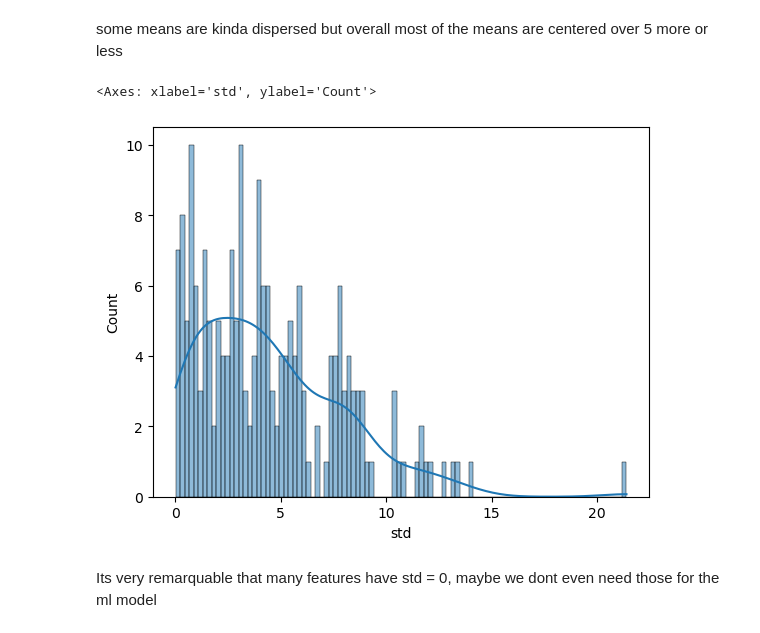
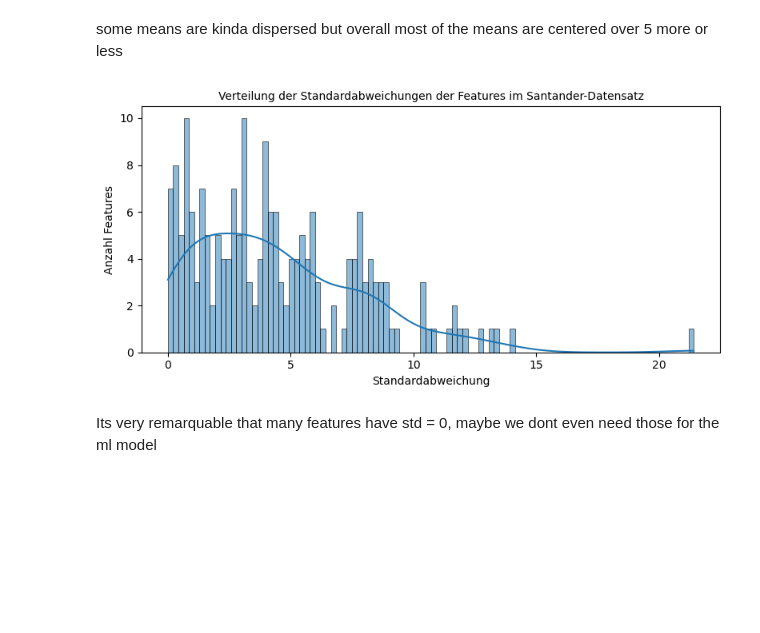
Before and after one commit to marouane11119999/Santander-Customer-Transaction-Prediction, a Jupyter notebook: notebooks/1_EDA.ipynb, the cells around one changed output. Drawn from its saved outputs; the diff is of its cells as text; code cells hidden in the pictures; blank space fills up the shorter version.

```diff
--- a/notebooks/1_EDA.ipynb
+++ b/notebooks/1_EDA.ipynb
@@ -219,10 +266,17 @@ sns.histplot(data=raw_df.describe().T, x="mean", kde=True,bins=100)
 # %% [markdown]
 some means are kinda dispersed but overall most of the means are centered over 5 more or less
 # %%
-sns.histplot(data=raw_df.describe().T, x="std", kde=True,bins=100)
+plt.figure(figsize=(8, 4))
+sns.histplot(data=raw_df.describe().T, x="std", kde=True, bins=100)
+
+plt.title("Verteilung der Standardabweichungen der Features im Santander-Datensatz", fontsize=10)
+plt.xlabel("Standardabweichung")
+plt.ylabel("Anzahl Features")
+
+plt.tight_layout()
+plt.show()
 # %% [output]
-<Axes: xlabel='std', ylabel='Count'>
-[figure, old version]
+[figure, new version]
 # %% [markdown]
 Its very remarquable that many features have std = 0, maybe we dont even need those for the ml model
 # %% [markdown]
```
Also changed, not shown: parts of 5 cells of this notebook, 20 other files.
